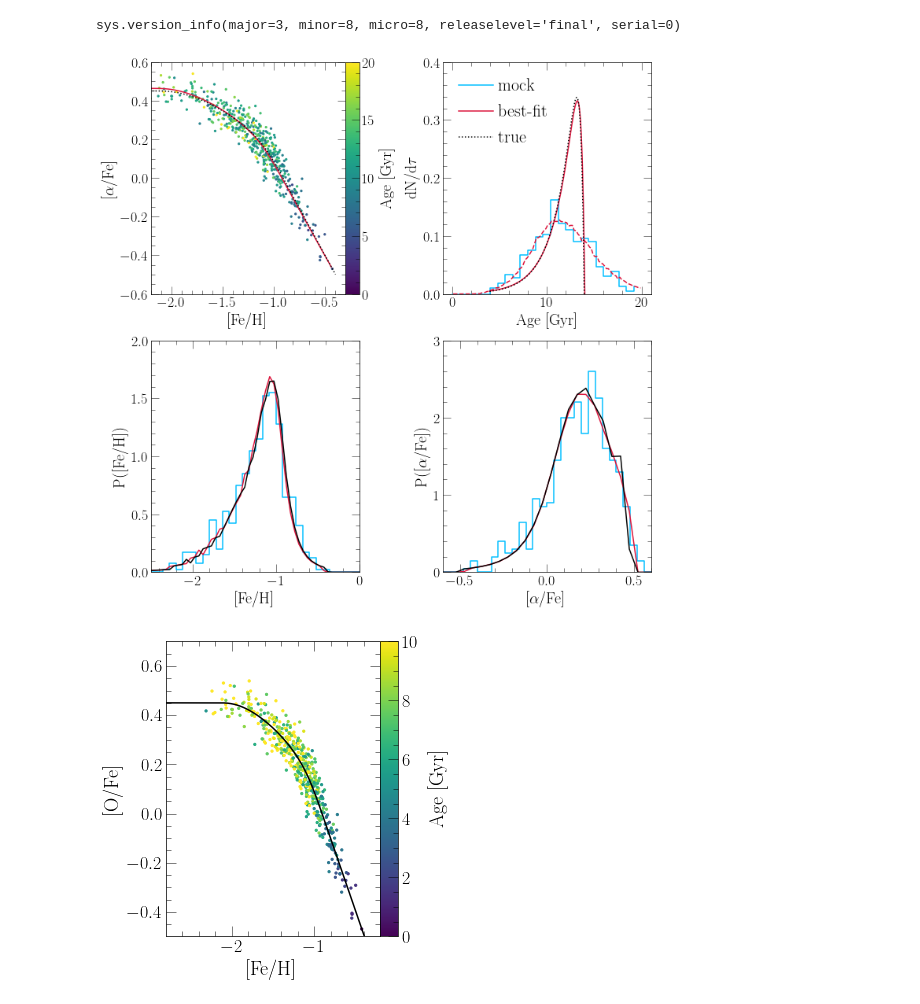
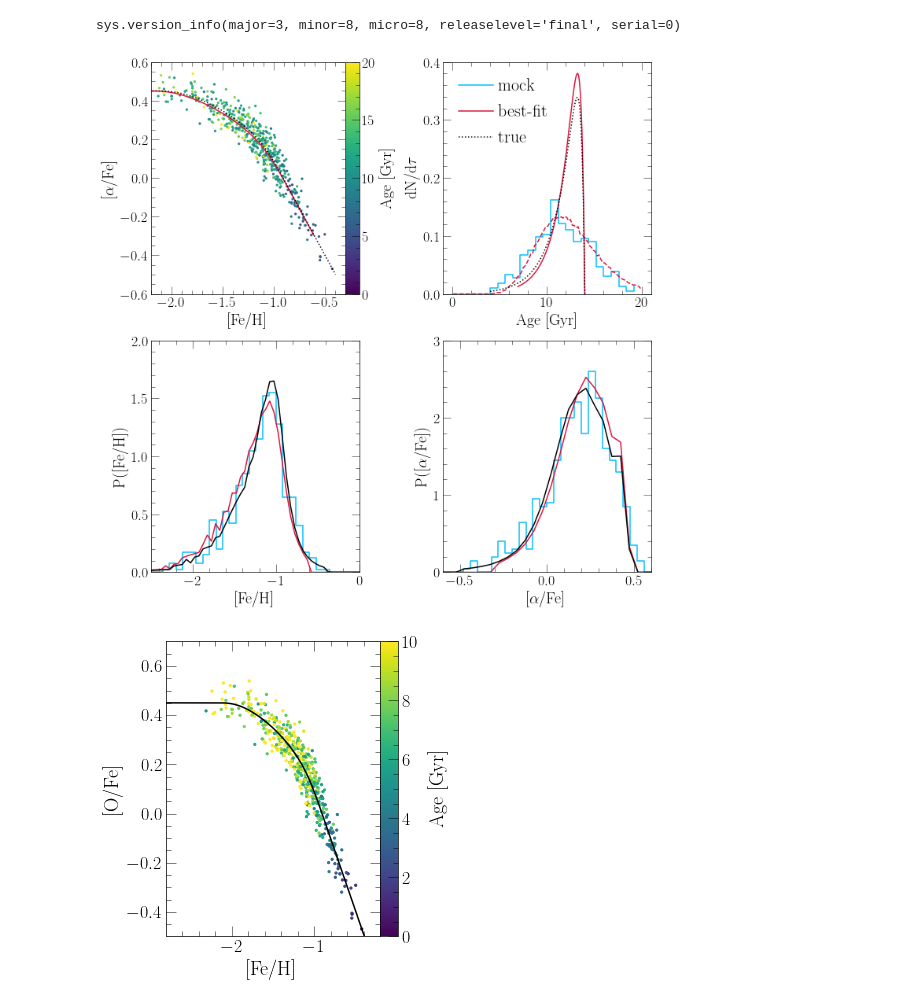
Before and after one commit to giganano/h3halo, a Jupyter notebook: notebooks/mock.ipynb, the cells around one changed output. Drawn from its saved outputs; the diff is of its cells as text; code cells hidden in the pictures.

```diff
--- a/notebooks/mock.ipynb
+++ b/notebooks/mock.ipynb
@@ -35,9 +35,9 @@ true_values = {
 }
 max_idx = mcmc_chain["logp"].index(max(mcmc_chain["logp"]))
 # %%
-vice.yields.ccsne.settings['o'] = 0.0219 / 3
-vice.yields.ccsne.settings['fe'] = 0.0017 / 3
-vice.yields.sneia.settings['fe'] = 0.0025 / 3
+# vice.yields.ccsne.settings['o'] = 0.0219 / 3
+# vice.yields.ccsne.settings['fe'] = 0.0017 / 3
+# vice.yields.sneia.settings['fe'] = 0.0025 / 3
 
 fig = plt.figure(figsize = (10, 10))
 axes = 2 * [None]
@@ -51,15 +51,15 @@ axes[0][0].set_ylabel(r"[$\alpha$/Fe]")
 axes[0][0].set_xlim([-2.2, -0.3])
 axes[0][0].set_ylim([-0.6, 0.6])
 
-duration = 10.06
+duration = 7.06
 with vice.singlezone(name = "bestfit") as sz:
-    sz.func = exponential(timescale = 2.05)
+    sz.func = exponential(timescale = 1.70)
     sz.mode = "ifr"
     sz.elements = ["fe", "o"]
     sz.Mg0 = 0
     sz.nthreads = 2
-    sz.tau_star = 14.74 / 3
-    sz.eta = 36.50 / 3
+    sz.tau_star = 11.55
+    sz.eta = 26.92
     bfout = sz.run(np.linspace(0, duration, int(100 * duration)), overwrite = True, capture = True)
     axes[0][0].plot(bfout.history["[fe/h]"], bfout.history["[o/fe]"],
         c = named_colors()["crimson"], label = "best-fit")
@@ -105,7 +105,9 @@ hist, bins = np.histogram(ages, bins = 100, range = [0, 20], density = True)
 xvals = [(a + b) / 2 for a, b in zip(bins[1:], bins[:-1])]
 axes[0][1].plot(xvals, hist, c = named_colors()["crimson"], linestyle = '--')
 
+duration = 10
 xvals = [_ + 14 - duration for _ in mockout.history["lookback"]]
+# print(xvals)
 norm = sum(mockout.history["sfr"]) * dt
 agedist = [_ / norm for _ in mockout.history["sfr"]]
 axes[0][1].plot(xvals, agedist, c = named_colors()["black"], label = "true", linestyle = ':')
@@ -141,34 +143,35 @@ yvals = bfout.mdf["dn/d[o/fe]"]
 axes[1][1].plot(xvals, yvals, c = named_colors()["crimson"], label = "best-fit")
 yvals = mockout.mdf["dn/d[o/fe]"]
 axes[1][1].plot(xvals, yvals, c = named_colors()["black"], label = "true")
 
 # kwargs = {
 #     "loc": mpl_loc("upper left"),
 #     "ncol": 1,
 #     "fontsize": 22
 # }
 # leg = axes[1][1].legend(**kwargs)
 
 plt.tight_layout()
 plt.subplots_adjust(wspace = 0.4, hspace = 0.2)
 axes[0][0].set_position([
     axes[0][0].get_position().x0,
     axes[0][0].get_position().y0,
     axes[0][0].get_position().x1 - axes[0][0].get_position().x0 - 0.025,
     axes[0][0].get_position().y1 - axes[0][0].get_position().y0
 ])
 cbar_ax.set_position([
     axes[0][0].get_position().x1,
     axes[0][0].get_position().y0,
     0.025,
     axes[0][0].get_position().y1 - axes[0][0].get_position().y0
 ])
 # for ext in ["pdf", "jpeg"]: plt.savefig("./noages_offset4_distributions.%s" % (ext))
 # for ext in ["pdf", "jpeg"]: plt.savefig("../someages_distributions.%s" % (ext))
 # for ext in ["pdf", "jpeg"]: plt.savefig("./lowered_yields_distributions.%s" % (ext))
+for ext in ["pdf", "jpeg"]: plt.savefig("./fiducial_offset4_noweights_distribution.%s" % (ext))
 plt.show()
 # %% [output]
-[figure, old version]
+[figure, new version]
 # %%
 fig = plt.figure()
 ax = fig.add_subplot(111)
```
Also changed, not shown: parts of 1 cell of this notebook, 28 other files.
